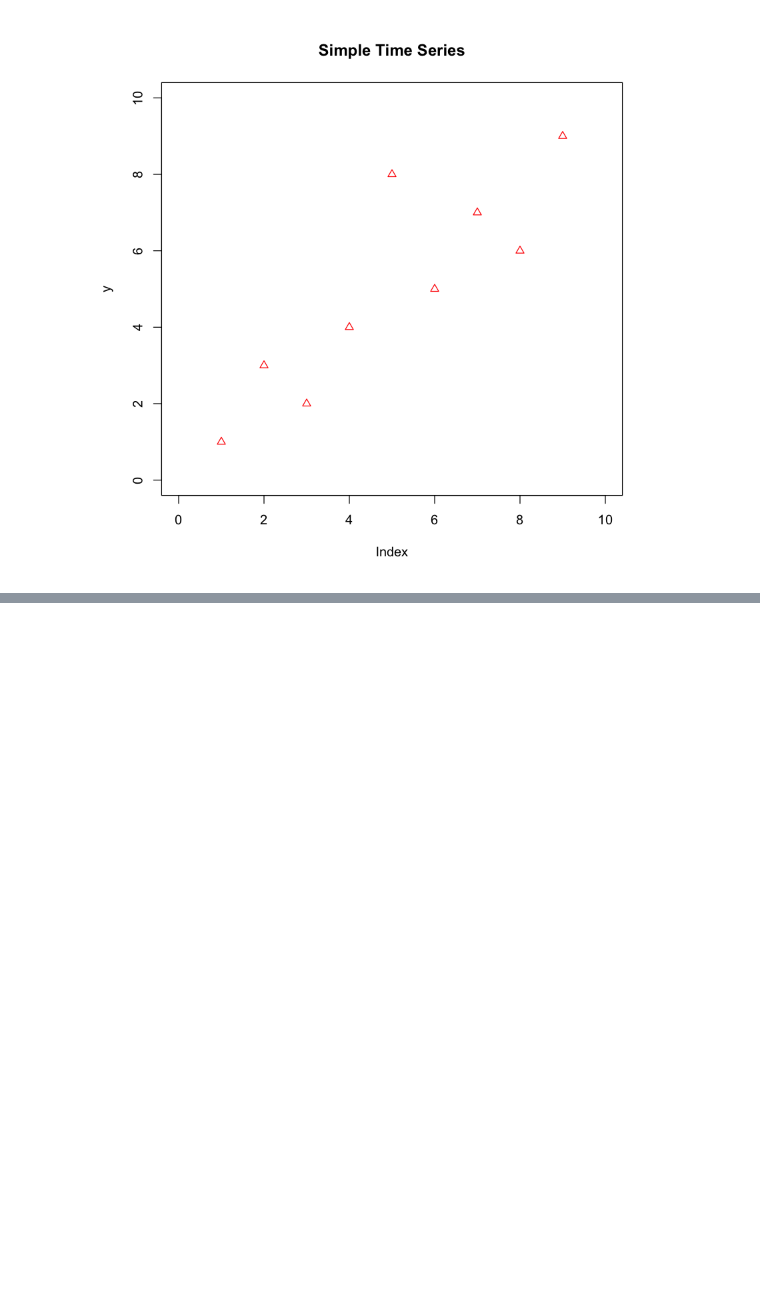
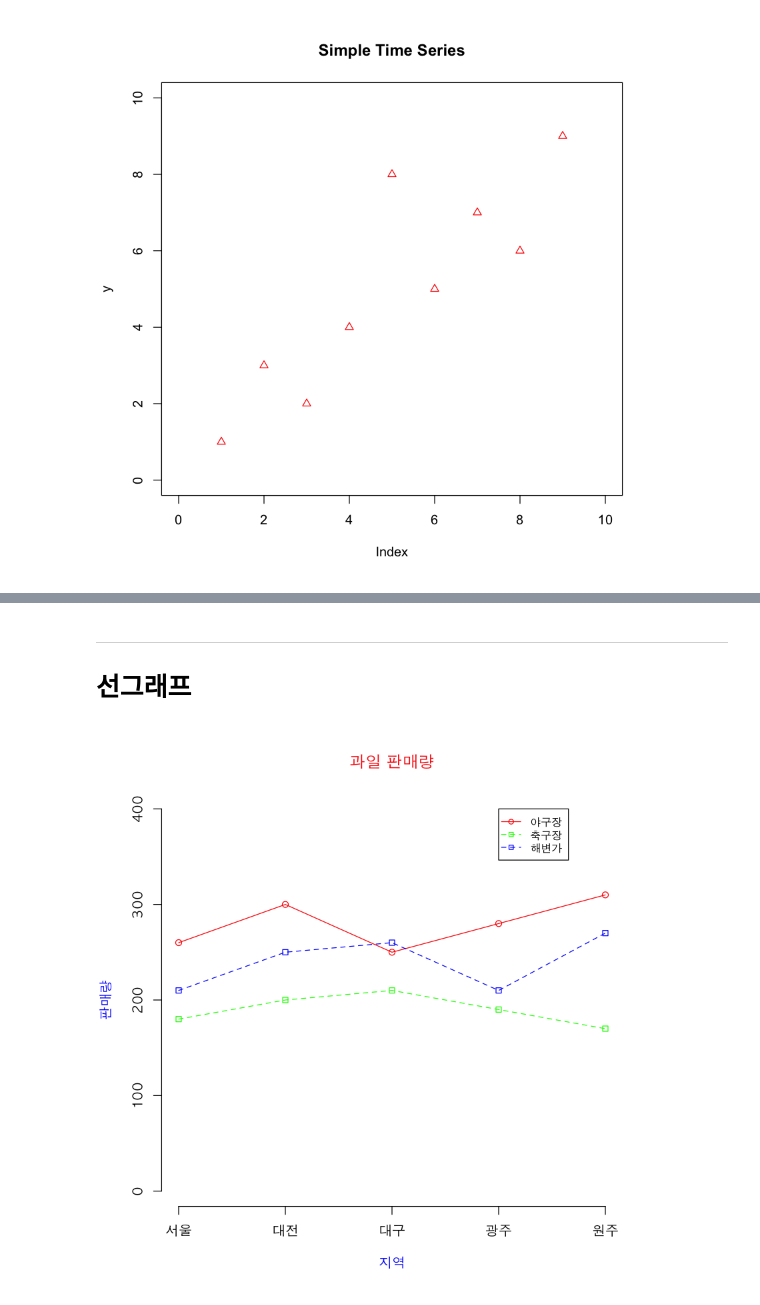
Before and after one commit to HyeogDo/R_study, a Jupyter notebook: 09. 데이터 시각화.ipynb, the cells around one changed output, grey strips where cells are left out. Drawn from its saved outputs; the diff is of its cells as text; code cells hidden in the pictures; blank space fills up the shorter version.

```diff
--- a/09. 데이터 시각화.ipynb
+++ b/09. 데이터 시각화.ipynb
@@ -204,0 +205,59 @@ plot(x,y,
+# %% [markdown]
+---
+# 선그래프
+# %%
+# 3종류 dataset의 선 그래프
+abc <- c(260, 300, 250, 280, 310)
+def <- c(180, 200, 210, 190, 170)
+ghi <- c(210, 250, 260, 210, 270)
+# %%
+par(family = "AppleGothic")
+plot(abc,
+     type = "o",
+     col = "red",
+     ylim = c(0, 400),
+     axes = F, # x, y 좌표 Frame 제거
+     ann = F # x, y 의 label 제거
+    )
+
+# x축과 x축의 라벨을 설정
+axis(1, at=1:5, lab = c('서울', '대전', '대구', '광주', '원주'))
+
+# y축과 y축의 라벨을 설정
+axis(2, ylim=c(0,400))
+
+# main title 지정
+title(main="과일 판매량", col.main = "red")
+
+# x축 title(label) 지정
+title(xlab = "지역", col.lab = "blue")
+
+# y축 title(label) 지정
+title(ylab = "판매량", col.lab = "blue")
+
+# 선그리기 함수로 def 그리기
+lines(def,
+      type="o",
+      pch = 22,
+      col = "green",
+      lty = 2
+     )
+
+# 선그리기 함수로 ghi 그리기
+lines(ghi,
+      type="o",
+      pch = 22,
+      col = "blue",
+      lty = 2
+     )
+
+# 범례
+legend(4, 400, # x, y 좌표
+       c("야구장", "축구장", "해변가"),
+       col = c("red", "green", "blue"),
+       pch = c(21, 22, 22),
+       lty = c(1,2,2),
+       cex = 0.8 # R은 기본 크기 값이 1
+      )
+# %% [output]
+[figure, added]
```
Also changed, not shown: parts of 38 cells of this notebook, 1 other file.
